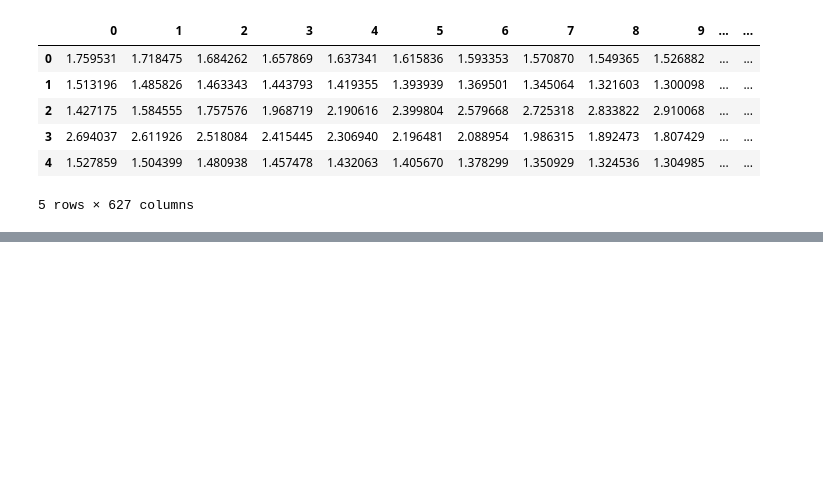
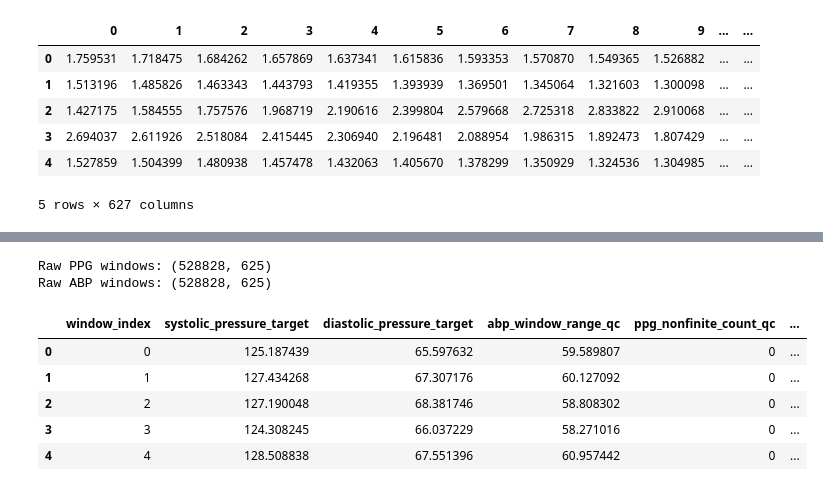
Before and after one commit to Break-Through-Tech/Microsoft-1D-educational-blood-pressure-estimation, a Jupyter notebook: notebooks/read_data.ipynb, the cells around one changed output, grey strips where cells are left out. Saved outputs shown, nothing was run; the diff lists cells and outputs as text; code cells hidden in the pictures; blank space fills up the shorter version.

Commit message:
Clean Data Example

```diff
--- a/notebooks/read_data.ipynb
+++ b/notebooks/read_data.ipynb
@@ -132,0 +155,52 @@ ppg_dataset.head()
+# %%
+RAW_QC_OUTPUT_DIR = Path("../data/features/read_data_raw_qc")
+RAW_QC_OUTPUT_DIR.mkdir(parents=True, exist_ok=True)
+
+with np.load(DATA_PATH) as data:
+    ppg_raw_windows = data["ppg"].astype(float, copy=False)
+    abp_raw_windows = data["abp"].astype(float, copy=False)
+
+print(f"Raw PPG windows: {ppg_raw_windows.shape}")
+print(f"Raw ABP windows: {abp_raw_windows.shape}")
+# %% [output]
+Raw PPG windows: (528828, 625)
+Raw ABP windows: (528828, 625)
+# %%
+def longest_true_run(mask):
+    """Return the longest consecutive True run in a 1D boolean array."""
+    mask = np.asarray(mask, dtype=bool)
+    if not mask.any():
+        return 0
+    padded = np.concatenate(([False], mask, [False]))
+    changes = np.flatnonzero(padded[1:] != padded[:-1])
+    return int((changes[1::2] - changes[::2]).max())
+
+
+raw_qc = pd.DataFrame({
+    "window_index": np.arange(ppg_raw_windows.shape[0]),
+    "systolic_pressure_target": np.max(abp_raw_windows, axis=1),
+    "diastolic_pressure_target": np.min(abp_raw_windows, axis=1),
+    "abp_window_range_qc": np.ptp(abp_raw_windows, axis=1),
+    "ppg_nonfinite_count_qc": (~np.isfinite(ppg_raw_windows)).sum(axis=1),
+    "abp_nonfinite_count_qc": (~np.isfinite(abp_raw_windows)).sum(axis=1),
+    "ppg_nonpositive_count_qc": (ppg_raw_windows <= 0).sum(axis=1),
+    "ppg_zero_count_qc": (ppg_raw_windows == 0).sum(axis=1),
+    "ppg_zero_fraction_qc": (ppg_raw_windows == 0).mean(axis=1),
+    "ppg_raw_min_qc": np.min(ppg_raw_windows, axis=1),
+    "ppg_raw_max_qc": np.max(ppg_raw_windows, axis=1),
+    "ppg_raw_range_qc": np.ptp(ppg_raw_windows, axis=1),
+    "ppg_raw_std_qc": np.std(ppg_raw_windows, axis=1),
+})
+
+raw_qc["ppg_longest_zero_run_qc"] = [
+    longest_true_run(row == 0) for row in ppg_raw_windows
+]
+
+display(raw_qc.head())
+# %% [output]
+|  | window_index | systolic_pressure_target | diastolic_pressure_target | abp_window_range_qc | ppg_nonfinite_count_qc | ... |
+| 0 | 0 | 125.187439 | 65.597632 | 59.589807 | 0 | ... |
+| 1 | 1 | 127.434268 | 67.307176 | 60.127092 | 0 | ... |
+| 2 | 2 | 127.190048 | 68.381746 | 58.808302 | 0 | ... |
+| 3 | 3 | 124.308245 | 66.037229 | 58.271016 | 0 | ... |
+| 4 | 4 | 128.508838 | 67.551396 | 60.957442 | 0 | ... |
```
Also changed, not shown: parts of 8 cells of this notebook, 2 other files.
